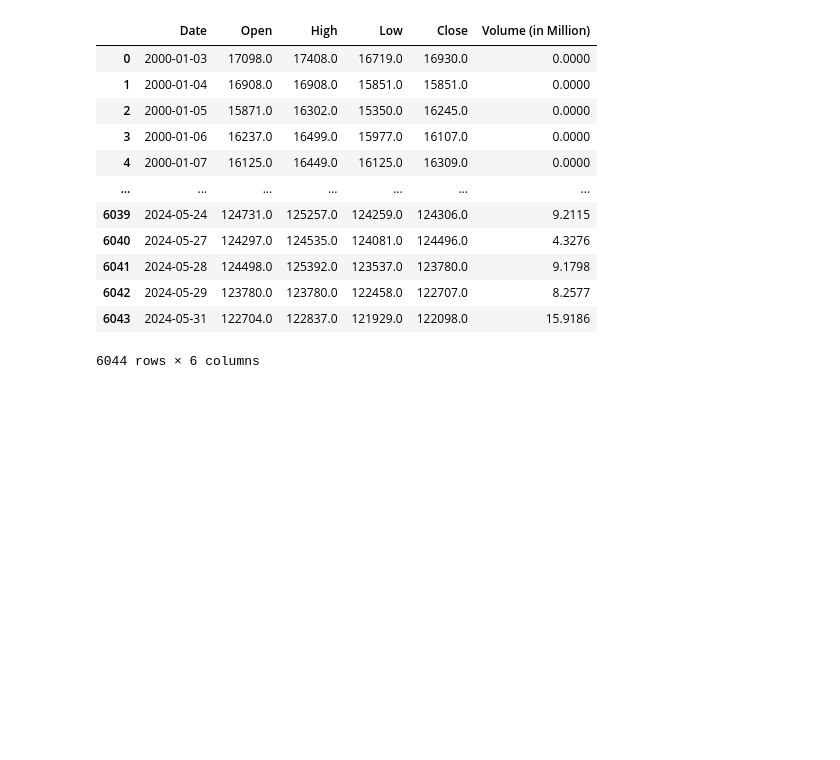
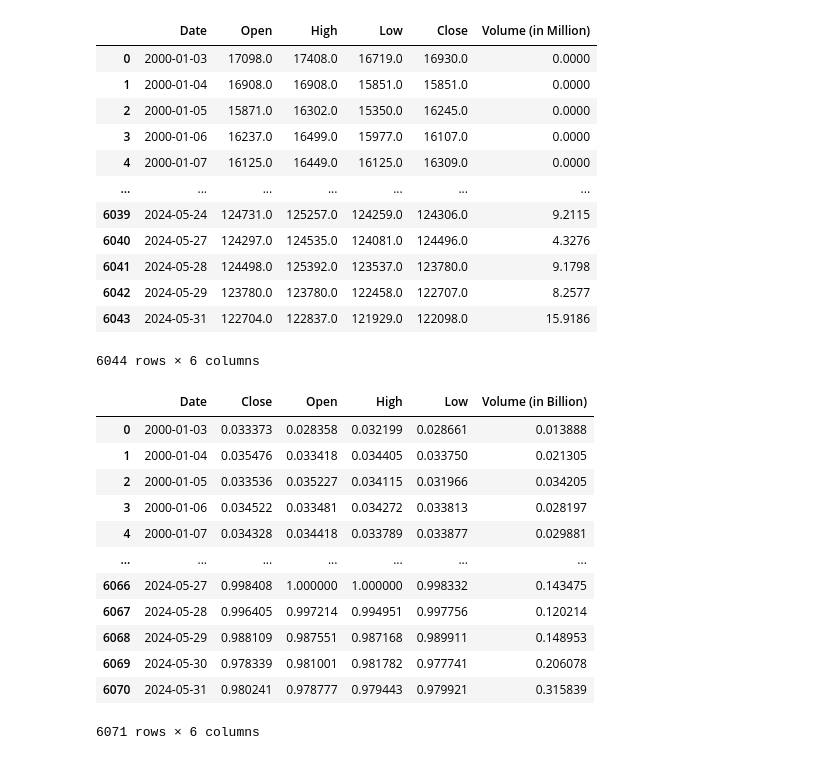
Before and after one commit to Rushi873/Anomaly-detection-and-clustering-for-stock-indices, a Jupyter notebook: Statistic model/Checking.ipynb, the cells around one changed output. Cells and saved outputs as stored; diff of their text form; code cells hidden in the pictures; blank space fills up the shorter version.

```diff
--- a/Statistic model/Checking.ipynb
+++ b/Statistic model/Checking.ipynb
@@ -78,0 +77,17 @@ IBOV
+# %%
+scaled_IBOV = scale_data(IBOV)
+scaled_data
+# %% [output]
+|  | Date | Close | Open | High | Low | Volume (in Billion) |
+| 0 | 2000-01-03 | 0.033373 | 0.028358 | 0.032199 | 0.028661 | 0.013888 |
+| 1 | 2000-01-04 | 0.035476 | 0.033418 | 0.034405 | 0.033750 | 0.021305 |
+| 2 | 2000-01-05 | 0.033536 | 0.035227 | 0.034115 | 0.031966 | 0.034205 |
+| 3 | 2000-01-06 | 0.034522 | 0.033481 | 0.034272 | 0.033813 | 0.028197 |
+| 4 | 2000-01-07 | 0.034328 | 0.034418 | 0.033789 | 0.033877 | 0.029881 |
+| ... | ... | ... | ... | ... | ... | ... |
+| 6066 | 2024-05-27 | 0.998408 | 1.000000 | 1.000000 | 0.998332 | 0.143475 |
+| 6067 | 2024-05-28 | 0.996405 | 0.997214 | 0.994951 | 0.997756 | 0.120214 |
+| 6068 | 2024-05-29 | 0.988109 | 0.987551 | 0.987168 | 0.989911 | 0.148953 |
+| 6069 | 2024-05-30 | 0.978339 | 0.981001 | 0.981782 | 0.977741 | 0.206078 |
+| 6070 | 2024-05-31 | 0.980241 | 0.978777 | 0.979443 | 0.979921 | 0.315839 |
+6071 rows × 6 columns
```
Also changed, not shown: parts of 8 cells of this notebook.
